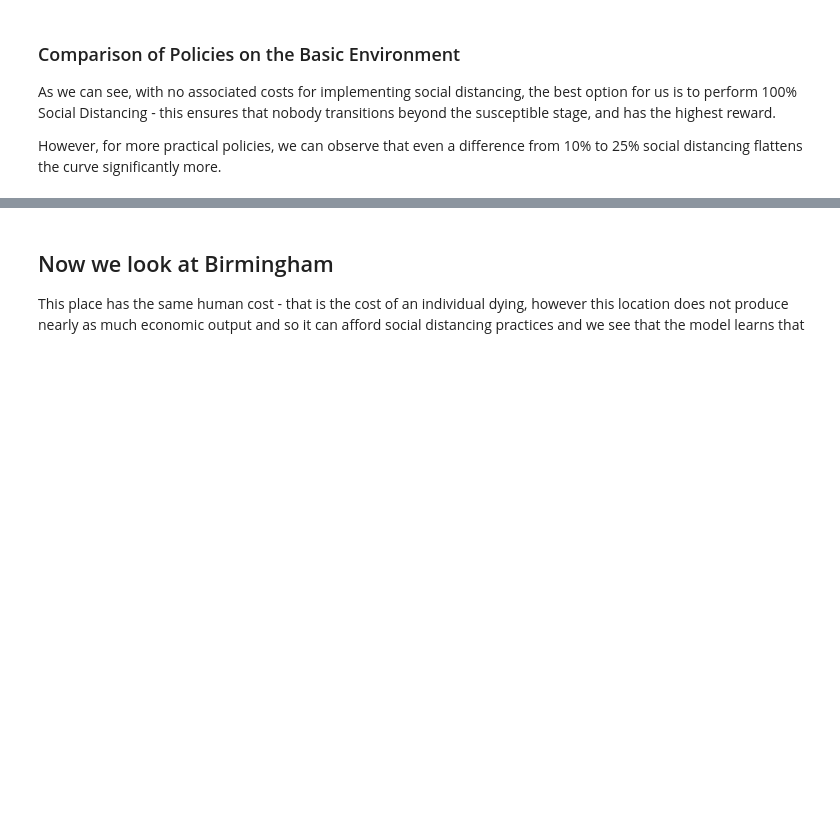
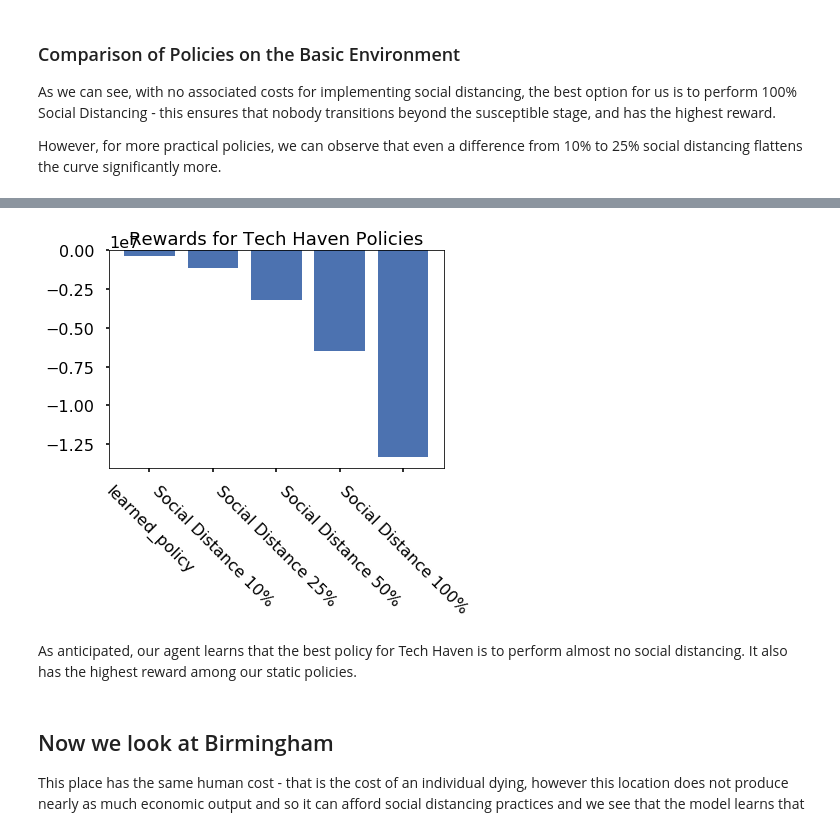
Before and after one commit to chnsh/causal_RL, a Jupyter notebook: covid19_simulator.ipynb, the cells around one changed output, grey strips where cells are left out. Drawn from its saved outputs; the diff is of its cells as text; code cells hidden in the pictures; blank space fills up the shorter version.

```diff
--- a/covid19_simulator.ipynb
+++ b/covid19_simulator.ipynb
@@ -329,3 +451,10 @@ Total reward for learned_policy: -4453361.00
+# %%
+
+plot_reward_bars(rich_env, augment_policies(policies, rich_learned_policy), "Rewards for Tech Haven Policies")
+# %% [output]
+[figure, added]
+# %% [markdown]
+As anticipated, our agent learns that the best policy for Tech Haven is to perform almost no social distancing. It also has the highest reward among our static policies.
 # %% [markdown]
 ## Now we look at Birmingham
 
```
Also changed, not shown: parts of 33 cells of this notebook.
